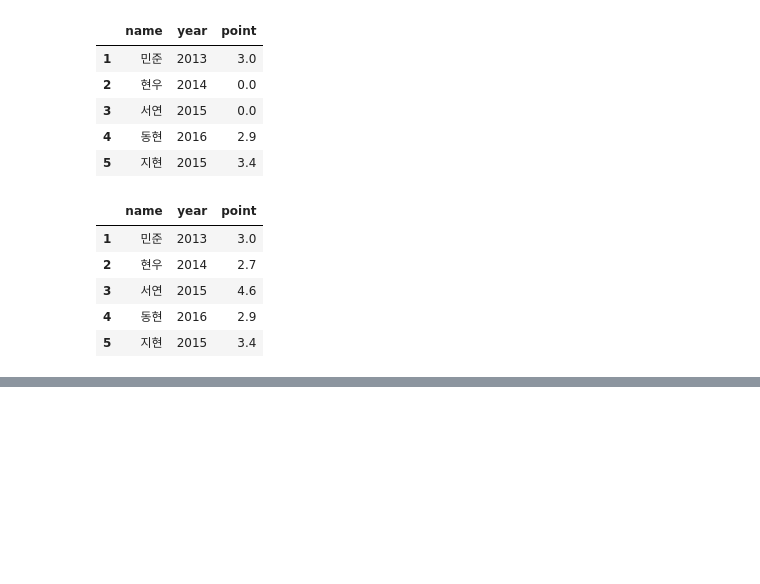
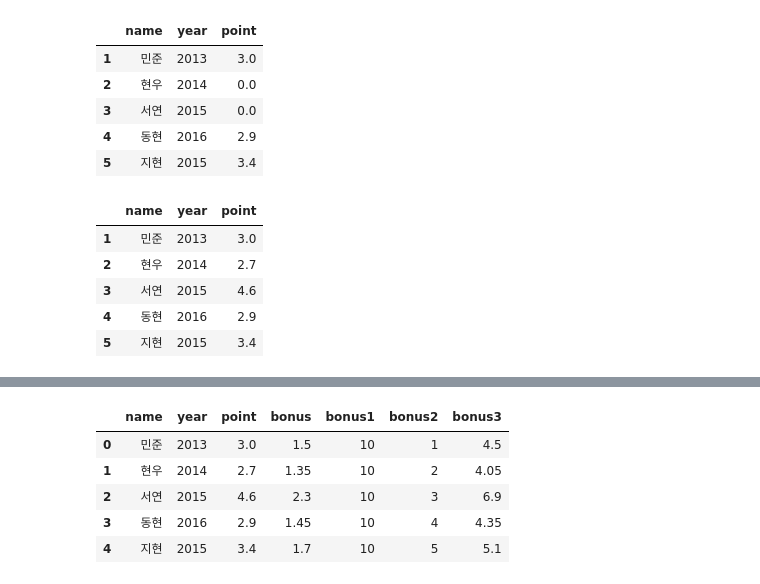
Before and after one commit to seohyun1001/python, a Jupyter notebook: ch07/pandasTest.ipynb, the cells around one changed output, grey strips where cells are left out. Drawn from its saved outputs; the diff is of its cells as text; code cells hidden in the pictures; blank space fills up the shorter version.

```diff
--- a/ch07/pandasTest.ipynb
+++ b/ch07/pandasTest.ipynb
@@ -549,3 +549,10 @@ df1
 | 3 | 서연 | 2015 | 4.6 |
 | 4 | 동현 | 2016 | 2.9 |
 | 5 | 지현 | 2015 | 3.4 |
+# %%
+# 데이터프레임 구조 변경
+# 인덱스 변경
+# name 컬럼을 인덱스로 설정
+df1.set_index('name')
+df1
+# -> 안 바뀐 것처럼 보임
@@ -551,0 +566,4 @@ df1
+# %%
+# inplace=True 를 사용
+df1.set_index('name', inplace=True)
+df1
@@ -551,0 +578,4 @@ df1
+# %%
+# 인덱스 복구
+df1.reset_index(inplace=True)
+df1
@@ -551,0 +589,15 @@ df1
+# %%
+# 열 추가
+df1['bonus'] = df1.point*0.5
+df1['bonus1'] = 10
+df1['bonus2'] = [1,2,3,4,5]
+df1['bonus3'] = df1.point + df1.bonus
+# df1['bonus3'] = [0.5, 0.2] -> 개수가 맞지 않아서 에러 발생함
+df1
+# %% [output]
+|  | name | year | point | bonus | bonus1 | bonus2 | bonus3 |
+| 0 | 민준 | 2013 | 3.0 | 1.5 | 10 | 1 | 4.5 |
+| 1 | 현우 | 2014 | 2.7 | 1.35 | 10 | 2 | 4.05 |
+| 2 | 서연 | 2015 | 4.6 | 2.3 | 10 | 3 | 6.9 |
+| 3 | 동현 | 2016 | 2.9 | 1.45 | 10 | 4 | 4.35 |
+| 4 | 지현 | 2015 | 3.4 | 1.7 | 10 | 5 | 5.1 |
```
Also changed, not shown: parts of 6 cells of this notebook.
